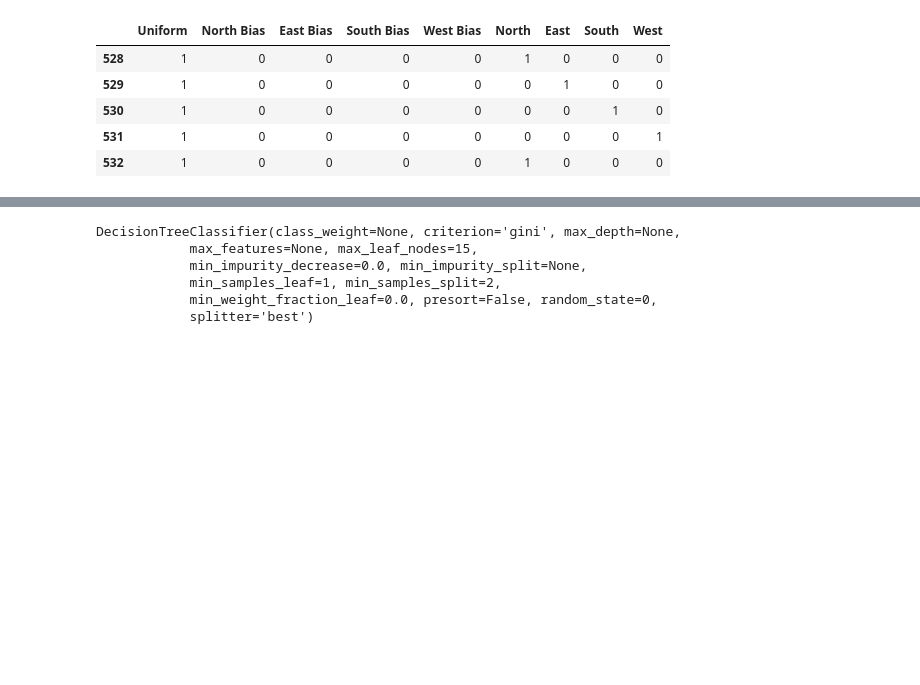
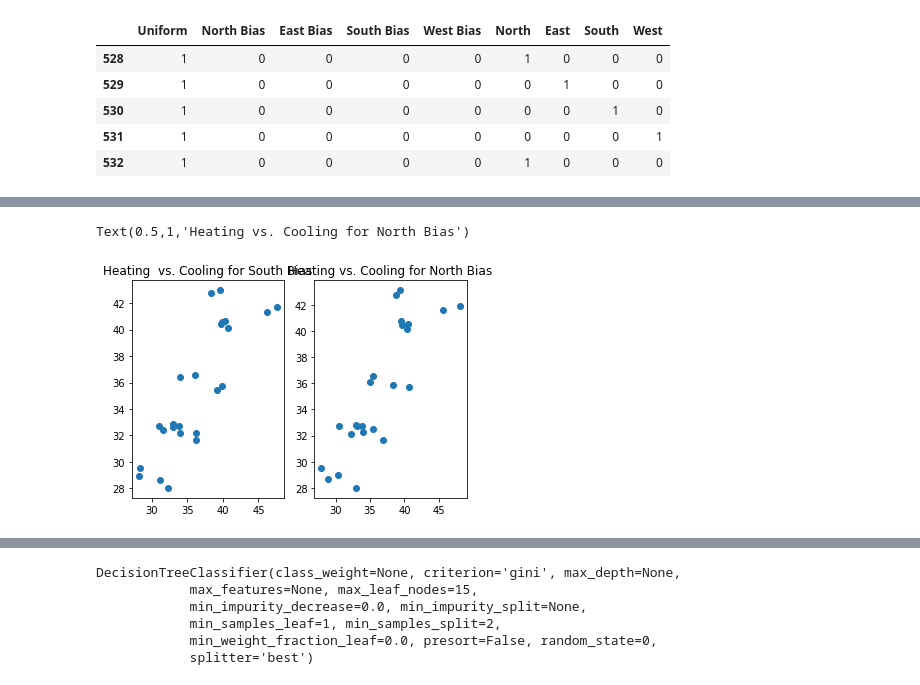
Before and after one commit to pezLyfe/EnergyEfficiency, a Jupyter notebook: EnergyEfficiency_Latest.ipynb, the cells around one changed output, grey strips where cells are left out. Cells and saved outputs as stored; diff of their text form; code cells hidden in the pictures; blank space fills up the shorter version.

```diff
--- a/EnergyEfficiency_Latest.ipynb
+++ b/EnergyEfficiency_Latest.ipynb
@@ -391,0 +394,32 @@ finalDF.head()
+# %%
+west = finalDF.copy()
+westMask = west['West Bias'] == True
+west = west[westMask]
+
+north = finalDF.copy()
+northMask = finalDF['North Bias'] == True
+north = north[northMask]
+
+east = finalDF.copy()
+eastMask = finalDF['East Bias'] == True
+east = east[eastMask]
+
+south = finalDF.copy()
+southMask = finalDF['South Bias'] == True
+south = south[southMask]
+
+hy = south['HeatLoad']
+hx = south['CoolLoad']
+cy = north['HeatLoad']
+cx = north['CoolLoad']
+
+plt.subplot(1, 2, 1)
+plt.scatter(hx, hy)
+plt.title('Heating  vs. Cooling for South Bias')
+
+plt.subplot(1, 2, 2)
+plt.scatter(cx, cy)
+plt.title('Heating vs. Cooling for North Bias')
+# %% [output]
+Text(0.5,1,'Heating vs. Cooling for North Bias')
+[figure, added]
```
Also changed, not shown: parts of 11 cells of this notebook.
